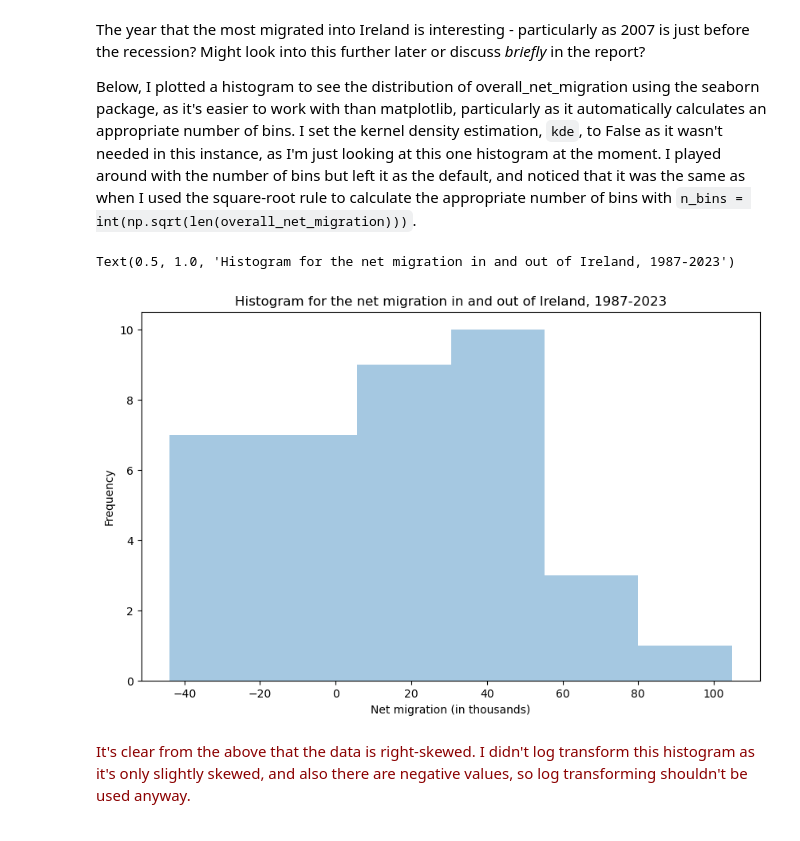
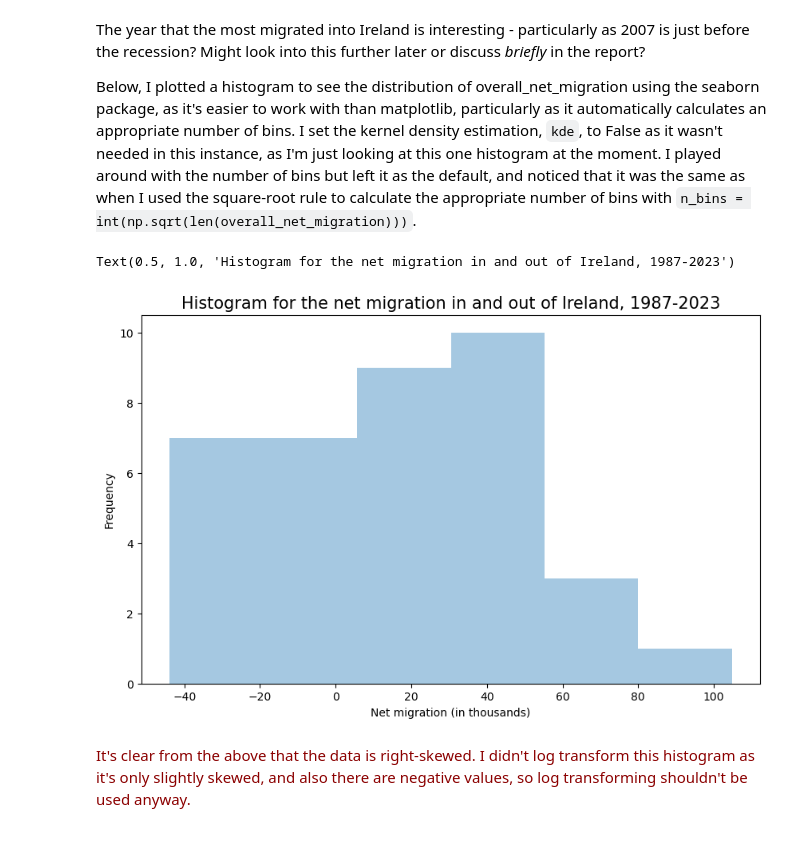
Before and after one commit to EmmaMcC1802/CA1, a Jupyter notebook: CA1_worksheet.ipynb, the cells around one changed output. Saved outputs shown, nothing was run; the diff lists cells and outputs as text; code cells hidden in the pictures.

```diff
--- a/CA1_worksheet.ipynb
+++ b/CA1_worksheet.ipynb
@@ -837,12 +837,12 @@ Below, I plotted a histogram to see the distribution of overall_net_migration us
 # %%
 plt.figure(figsize=(10, 6))
 sns.distplot(overall_net_migration['total_migration'], kde=False);
 plt.xlabel('Net migration (in thousands)')
 plt.ylabel('Frequency')
-plt.title('Histogram for the net migration in and out of Ireland, 1987-2023')
+plt.title('Histogram for the net migration in and out of Ireland, 1987-2023', fontsize=15)
 # %% [output]
 Text(0.5, 1.0, 'Histogram for the net migration in and out of Ireland, 1987-2023')
-[figure, old version]
+[figure, new version]
 # %% [markdown]
 <summary style="color:darkred;">
 
```
Also changed, not shown: parts of 22 cells of this notebook, 1 other file.
